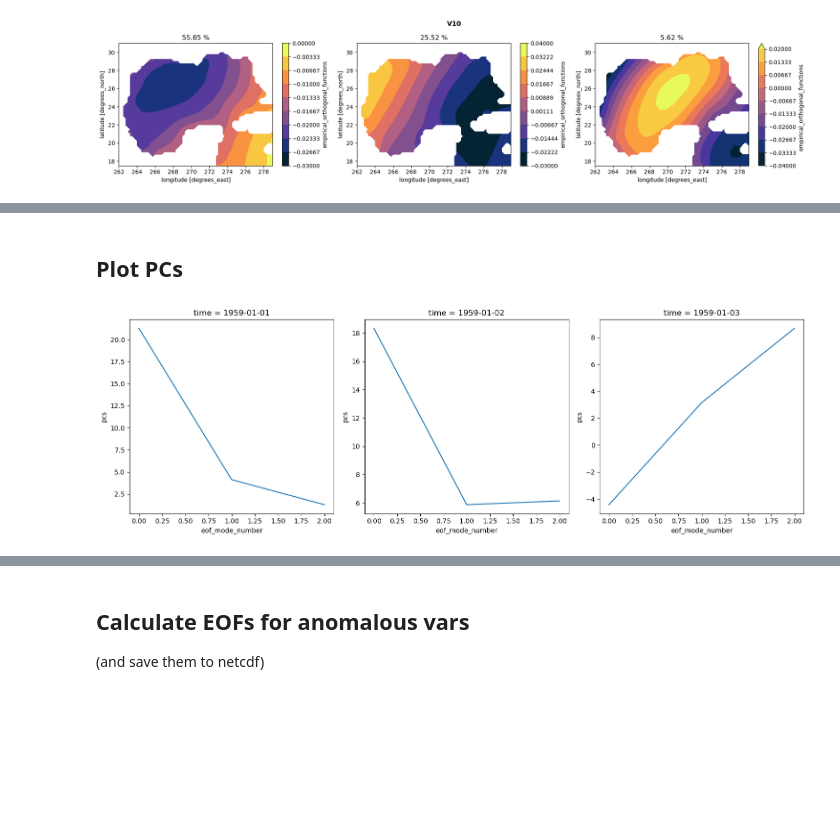
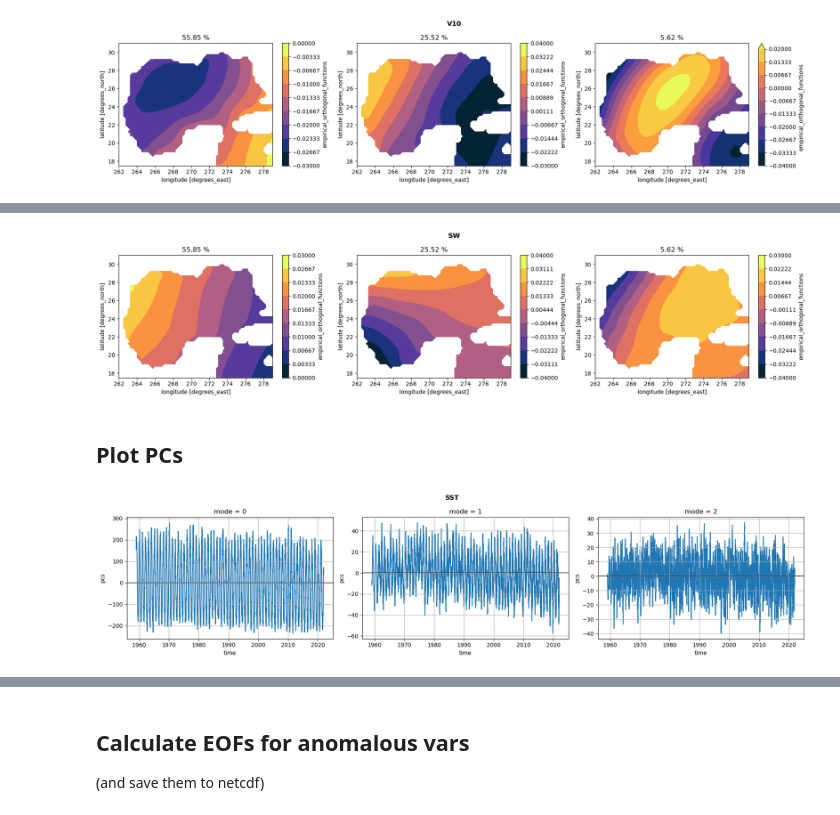
Before and after one commit to shanicetbailey/MHW-gfdl, a Jupyter notebook: 04-eofs.ipynb, the cells around one changed output, grey strips where cells are left out. Saved outputs shown, nothing was run; the diff lists cells and outputs as text; code cells hidden in the pictures; blank space fills up the shorter version.

```diff
--- a/04-eofs.ipynb
+++ b/04-eofs.ipynb
@@ -354,10 +398,35 @@ plt.suptitle('V10', fontweight='bold', y=1.05);
+# %%
+fig, ax = plt.subplots(1,3, figsize=(18,4))
+sh_eof.eofs[0].where(mask==0).plot.contourf(ax=ax[0], levels=np.linspace(0, 0.03, 10),cmap=cmocean.cm.thermal)
+ax[0].set_title(f'{v10_eof.variance_fractions[0].values*100:.2f} %')
+sh_eof.eofs[1].where(mask==0).plot.contourf(ax=ax[1], levels=np.linspace(-0.04, 0.04, 10),cmap=cmocean.cm.thermal)
+ax[1].set_title(f'{v10_eof.variance_fractions[1].values*100:.2f} %')
+sh_eof.eofs[2].where(mask==0).plot.contourf(ax=ax[2], levels=np.linspace(-0.04, 0.03, 10),cmap=cmocean.cm.thermal)
+ax[2].set_title(f'{v10_eof.variance_fractions[2].values*100:.2f} %')
+plt.tight_layout()
+plt.suptitle('SW', fontweight='bold', y=1.05);
+# %% [output]
+[figure, added]
 # %% [markdown]
 ## Plot PCs
-# %%
-fig, ax = plt.subplots(1,3, figsize=(15,5))
-tcc_eof[2][0].plot(ax=ax[0])
-tcc_eof[2][1].plot(ax=ax[1])
-tcc_eof[2][2].plot(ax=ax[2])
-plt.tight_layout();
-# %% [output]
-[figure, removed]
+# %%
+fig, ax = plt.subplots(1,3, figsize=(18,4))
+sst_eof.pcs.isel(mode=0).plot(ax=ax[0])
+ax[0].grid('k')
+ax[0].set_axisbelow(False)
+ax[0].axhline(y=0, color='k')
+
+sst_eof.pcs.isel(mode=1).plot(ax=ax[1])
+ax[1].grid()
+ax[1].set_axisbelow(False)
+ax[1].axhline(y=0, color='k')
+
+sst_eof.pcs.isel(mode=2).plot(ax=ax[2])
+ax[2].grid()
+ax[2].set_axisbelow(False)
+ax[2].axhline(y=0, color='k')
+
+plt.tight_layout()
+plt.suptitle('SST', fontweight='bold', y=1.05);
+# %% [output]
+[figure, added]
```
Also changed, not shown: parts of 18 cells of this notebook.
